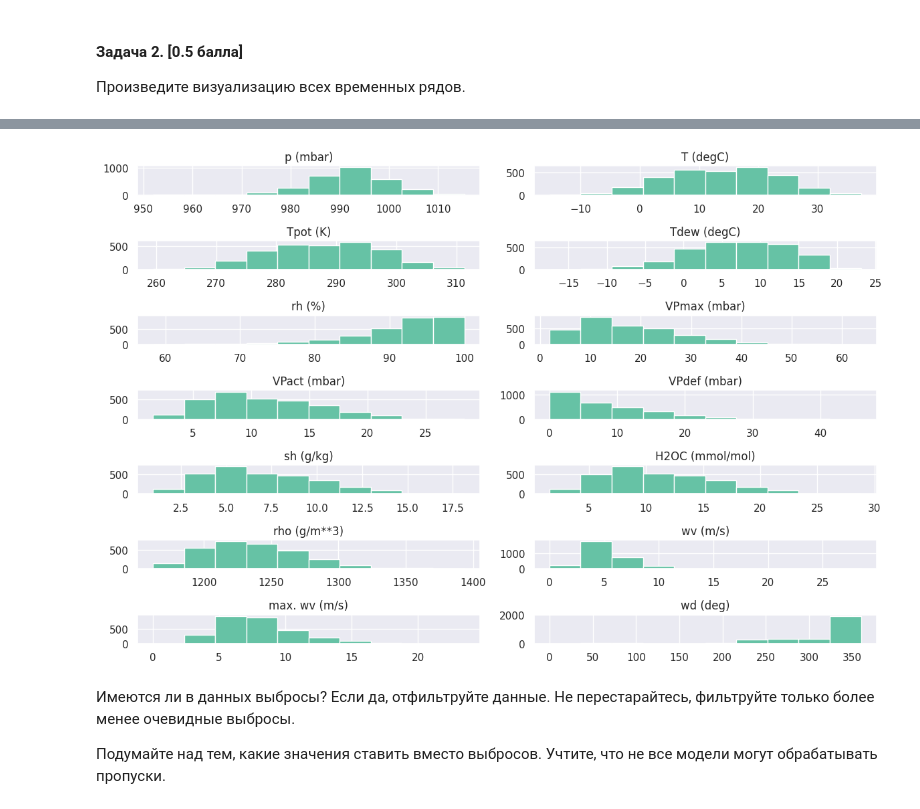
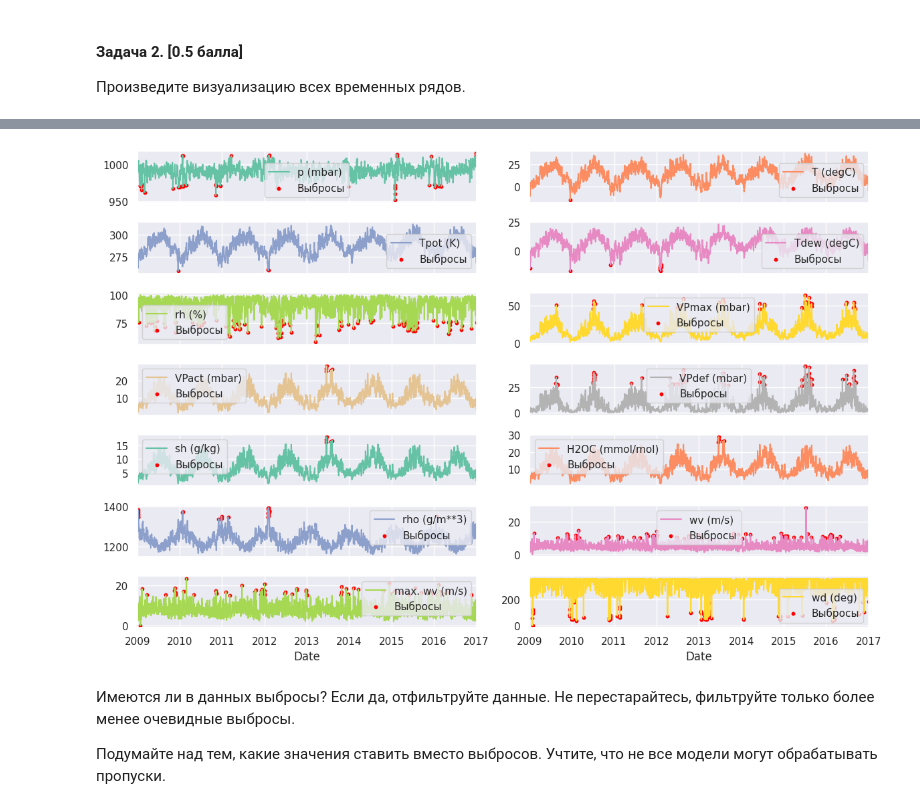
Before and after one commit to orekhovsky/YSDA, a Jupyter notebook: ML_2_spring2025/Homeworks/8 time series/hw2.ipynb, the cells around one changed output, grey strips where cells are left out. Cells and saved outputs as stored; diff of their text form; code cells hidden in the pictures.

```diff
--- a/ML_2_spring2025/Homeworks/8 time series/hw2.ipynb
+++ b/ML_2_spring2025/Homeworks/8 time series/hw2.ipynb
@@ -122,37 +116,31 @@ plt.show()
-# %%
-weather_df_daily.hist(layout=(-1,2), figsize=(12,8))
-plt.tight_layout()
-plt.show()
-# %% [output]
-[figure, removed]
 # %%
-def detect_outliers(series, k=1.7):
-    q1 = series.quantile(0.25)
-    q3 = series.quantile(0.75)
-    iqr = q3 - q1
-    lower_bound = q1 - k * iqr
-    upper_bound = q3 + k * iqr
-    return (series < lower_bound) | (series > upper_bound)
+def detect_outliers(series, k=1.5):
+  q1 = series.quantile(0.25)
+  q3 = series.quantile(0.75)
+  iqr = q3-q1
+  low = q1-k*iqr
+  high = q3+k*iqr
+  return (series < low) | (series > high)
 
-outliers_mask = weather_df_daily.apply(detect_outliers)
+outlier_mask = weather_df_daily.apply(detect_outliers)
+axes = weather_df_daily.plot(subplots=True, layout=(-1,2), figsize=(12,8))
 
-# Создаем subplots
-axes = weather_df_daily.plot(subplots=True, layout=(-1, 2), figsize=(12, 8), linewidth=1)
+for ax, col in zip(axes.flatten(), weather_df_daily.columns):
+  out_dates = weather_df_daily.index[outlier_mask[col]]
+  out_values = weather_df_daily.loc[out_dates, col]
 
-# Проходим по всем осям и столбцам
-for ax, col in zip(axes.flatten(), weather_df_daily.columns):
-    # Находим даты с выбросами для текущего столбца
-    outlier_dates = weather_df_daily.index[outliers_mask[col]]
-    outlier_values = weather_df_daily.loc[outlier_dates, col]
+  valid_mask = out_values.notna()
+  out_dates = out_dates[valid_mask]
+  out_values = out_values[valid_mask]
 
-    # Добавляем красные точки для выбросов
-    ax.scatter(outlier_dates, outlier_values, color='red', s=30, label='Выбросы')
-
-    ax.legend()  # Показываем легенду
-    ax.set_title(col)  # Добавляем название графика
+  if not out_dates.empty:
+    ax.scatter(out_dates, out_values, color='red', s=10, label='Выбросы')
+  ax.legend()
 
 plt.tight_layout()
 plt.show()
+# %% [output]
+[figure, added]
 # %% [markdown]
 Имеются ли в данных выбросы? Если да, отфильтруйте данные. Не перестарайтесь, фильтруйте только более менее очевидные выбросы.
 
```
Also changed, not shown: parts of 3 cells of this notebook.
